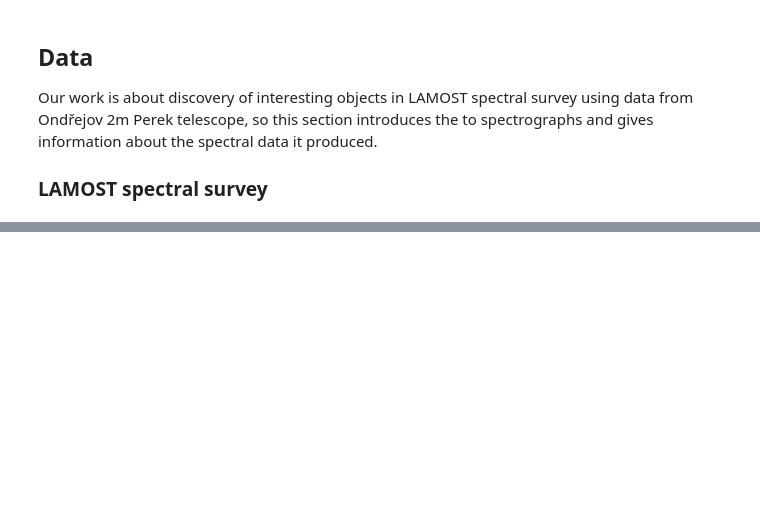
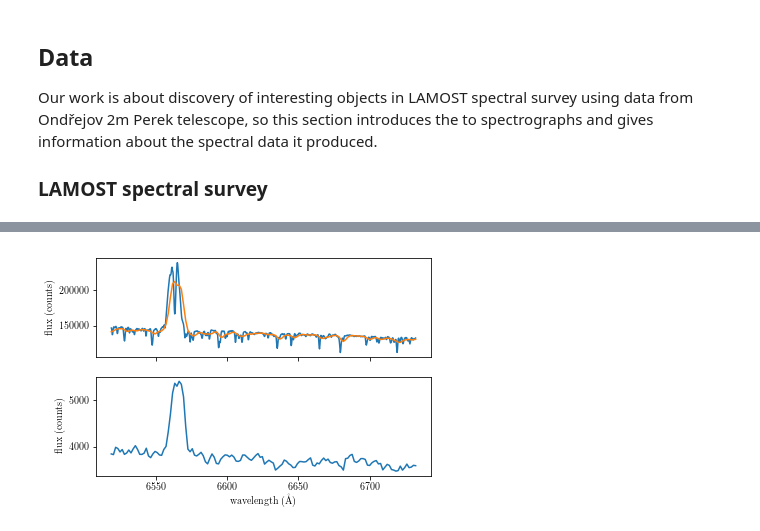
Before and after one commit to podondra/active-cnn, a Jupyter notebook: active-cnn.ipynb, the cells around one changed output, grey strips where cells are left out. Saved outputs shown, nothing was run; the diff lists cells and outputs as text; code cells hidden in the pictures; blank space fills up the shorter version.

```diff
--- a/active-cnn.ipynb
+++ b/active-cnn.ipynb
@@ -34,0 +32,5 @@ Our work is about discovery of interesting objects in LAMOST spectral survey usi
+# %%
+# read LAMOST DR2 dataset
+lamost_data = data.get_lamost_dataset('data/lamost-dr2.hdf5')
+lamost_ids, lamost_X = lamost_data
+lamost_ids.shape
@@ -73,0 +109,31 @@ Text(0.5,6.8,'wavelength (\\AA)')
+# %%
+# define wavelengths range
+wavelengths = np.linspace(start=6519, stop=6732, num=140)
+
+def preview_domain_adaptation():
+    # preview domain adaptation
+    fig, (ax1, ax2) = plt.subplots(nrows=2, sharex=True)
+
+    ondrejov_id = 'a201504150031'
+    ondrejov_fits = 'data/' + ondrejov_id + '.fits'
+    ondrejov_name, ondrejov_wave, ondrejov_flux = ondrejov.read_spectrum(ondrejov_fits)
+    # cut only region of interest
+    index = (6519 < ondrejov_wave) & (ondrejov_wave < 6732)
+    # plot original spectrum
+    ax1.plot(ondrejov_wave[index], ondrejov_flux[index])
+    # plot preprocessed spectrum
+    plot.plot_ondrejov_spectrum(ondrejov_id, ondrejov_data, ax1)
+
+    lamost_fits = 'spec-55959-GAC_094N27_V3_sp16-125.fits'
+    index = lamost_data[0] == lamost_fits
+    lamost_flux = lamost_data[1][index].reshape(140)
+    ax2.plot(wavelengths, lamost_flux)
+
+    ax1.set_ylabel('flux (counts)')
+    ax2.set_ylabel('flux (counts)')
+    ax2.set_xlabel('wavelength (\AA)')
+    plt.savefig('figures/domain-adaptation.pdf')
+
+preview_domain_adaptation()
+# %% [output]
+[figure, added]
```
Also changed, not shown: parts of 10 cells of this notebook, 1 other file.
